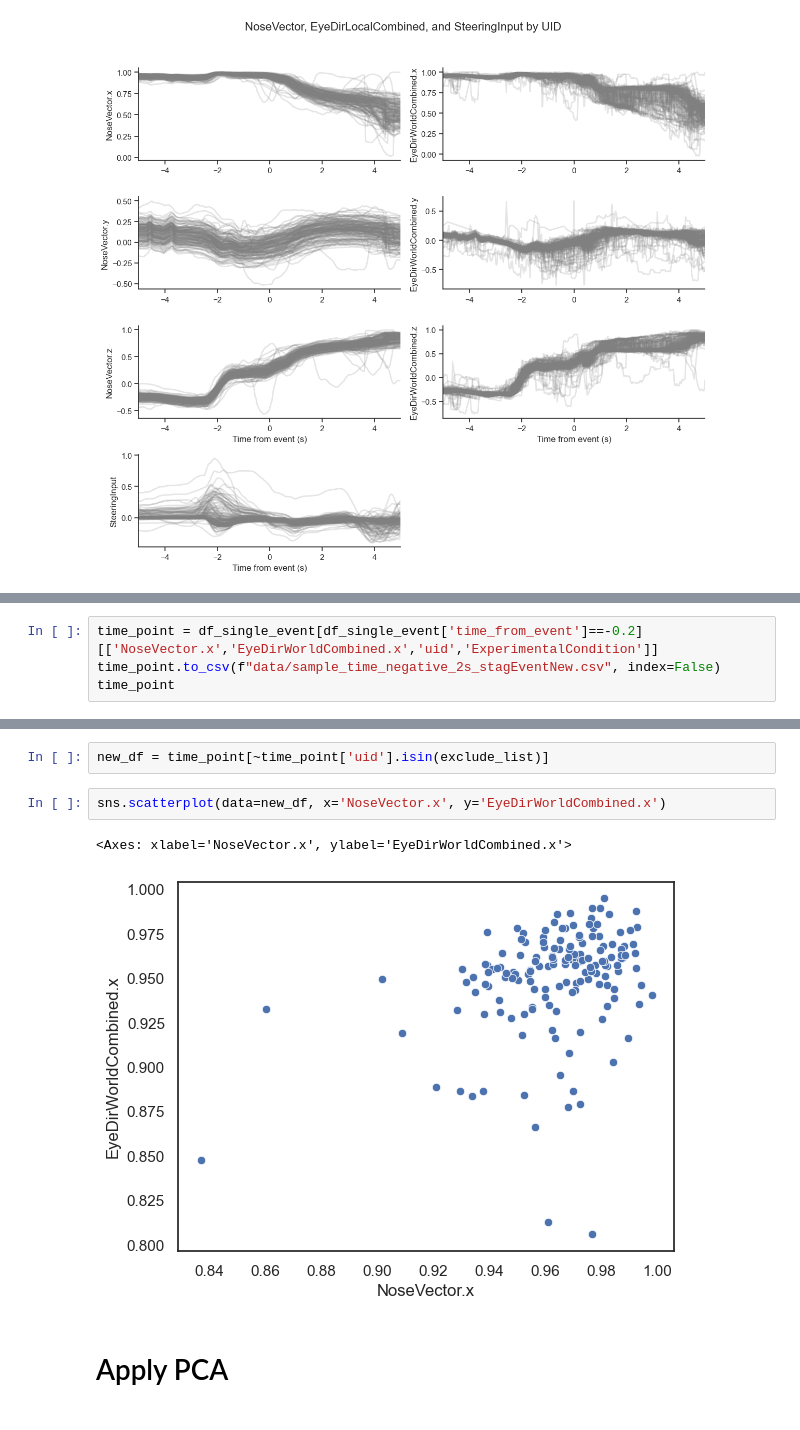
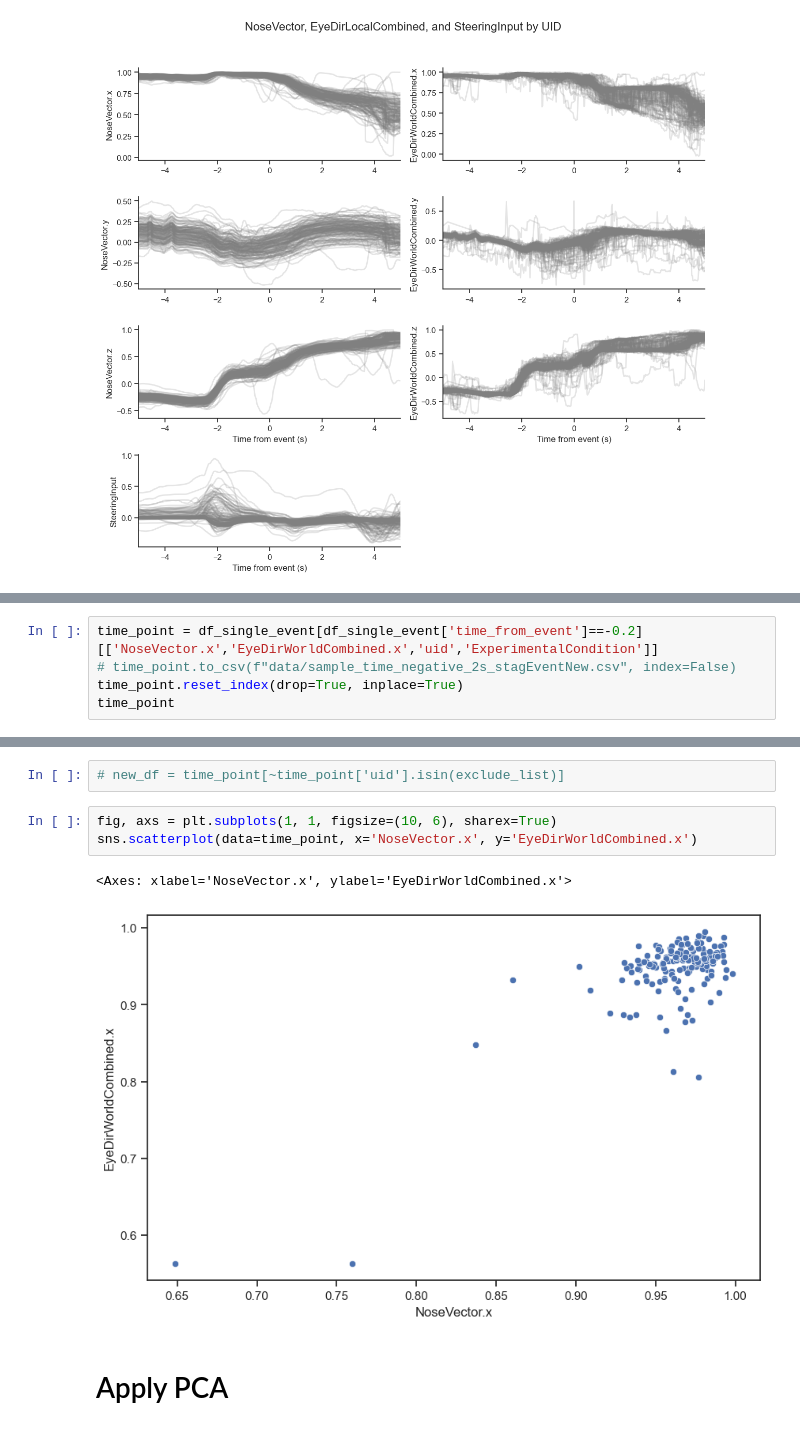
Before and after one commit to JohnMadrid/fpca-takeOverRequests, a Jupyter notebook: pca.ipynb, the cells around one changed output, grey strips where cells are left out. Drawn from its saved outputs; the diff is of its cells as text.

```diff
--- a/pca.ipynb
+++ b/pca.ipynb
@@ -187,6 +190,7 @@ plt.plot(df_single_event['time_from_event'].head(1000), df_single_event['NoseVec
 # %%
 time_point = df_single_event[df_single_event['time_from_event']==-0.2][['NoseVector.x','EyeDirWorldCombined.x','uid','ExperimentalCondition']]
-time_point.to_csv(f"data/sample_time_negative_2s_stagEventNew.csv", index=False)
+# time_point.to_csv(f"data/sample_time_negative_2s_stagEventNew.csv", index=False)
+time_point.reset_index(drop=True, inplace=True)
 time_point
 # %% [output]
 |  | NoseVector.x | EyeDirWorldCombined.x | uid | ExperimentalCondition |
@@ -231,10 +232,11 @@ sns.lineplot(data=new_df, x='time_from_event', y='EyeDirWorldCombined.x', label=
 # %%
-new_df = time_point[~time_point['uid'].isin(exclude_list)]
+# new_df = time_point[~time_point['uid'].isin(exclude_list)]
 # %%
-sns.scatterplot(data=new_df, x='NoseVector.x', y='EyeDirWorldCombined.x')
+fig, axs = plt.subplots(1, 1, figsize=(10, 6), sharex=True)
+sns.scatterplot(data=time_point, x='NoseVector.x', y='EyeDirWorldCombined.x')
 # %% [output]
 <Axes: xlabel='NoseVector.x', ylabel='EyeDirWorldCombined.x'>
-[figure, old version]
+[figure, new version]
 # %% [markdown]
 # Apply PCA
 # %%
```
Also changed, not shown: parts of 24 cells of this notebook.
